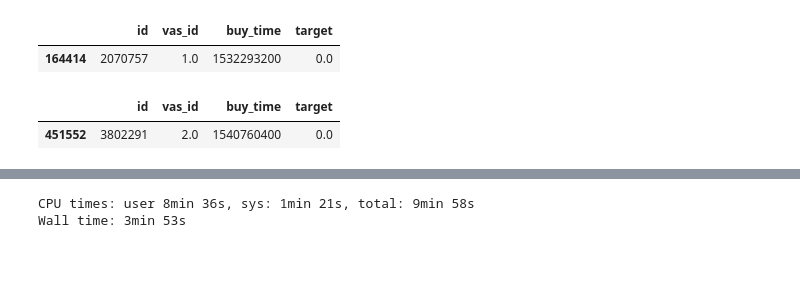
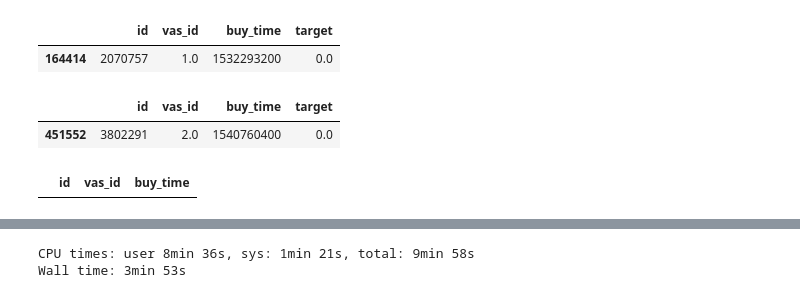
Before and after one commit to hildar/RecSys-Megafon, a Jupyter notebook: Tests.ipynb, the cells around one changed output, grey strips where cells are left out. Drawn from its saved outputs; the diff is of its cells as text; code cells hidden in the pictures; blank space fills up the shorter version.

```diff
--- a/Tests.ipynb
+++ b/Tests.ipynb
@@ -204,6 +210,10 @@ train[train['id'] == 3802291]
 # %% [output]
 |  | id | vas_id | buy_time | target |
 | 451552 | 3802291 | 2.0 | 1540760400 | 0.0 |
+# %%
+test[test['id'] == 3802291]
+# %% [output]
+|  | id | vas_id | buy_time |
 # %%
 features[features['id'] == 3802291].compute()
 # %% [output]
```
Also changed, not shown: parts of 10 cells of this notebook.
